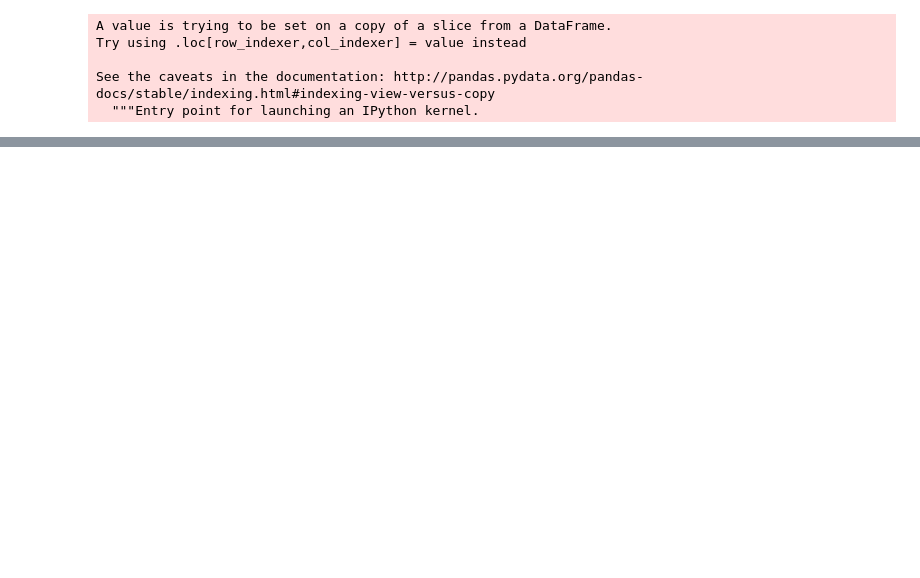
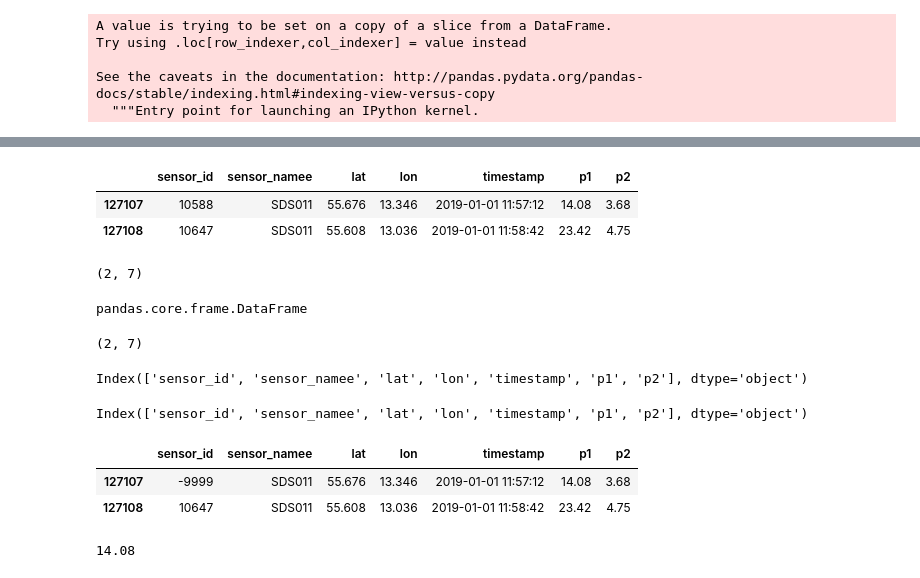
Before and after one commit to miskaknapek/dustmin_to_csv__various_code, a Jupyter notebook: make_tabular_csv_data_from_luftdaten_data___TRY_5__using__PD_RESAMPLE__MINIMAL_EDITION__RETRY_02.ipynb, the cells around one changed output, grey strips where cells are left out. Saved outputs shown, nothing was run; the diff lists cells and outputs as text; code cells hidden in the pictures; blank space fills up the shorter version.

```diff
--- a/make_tabular_csv_data_from_luftdaten_data___TRY_5__using__PD_RESAMPLE__MINIMAL_EDITION__RETRY_02.ipynb
+++ b/make_tabular_csv_data_from_luftdaten_data___TRY_5__using__PD_RESAMPLE__MINIMAL_EDITION__RETRY_02.ipynb
@@ -496,0 +580,3 @@ in_data_slice
+# %%
+in_data_end02 = in_data[-10:]
+in_data_end02
@@ -496,0 +600,27 @@ in_data_slice
+# %%
+new_last_data_row = pd.DataFrame( in_data_end02[-2:] )
+new_last_data_row
+# %% [output]
+|  | sensor_id | sensor_namee | lat | lon | timestamp | p1 | p2 |
+| 127107 | 10588 | SDS011 | 55.676 | 13.346 | 2019-01-01 11:57:12 | 14.08 | 3.68 |
+| 127108 | 10647 | SDS011 | 55.608 | 13.036 | 2019-01-01 11:58:42 | 23.42 | 4.75 |
+# %%
+new_last_data_row.shape
+# %% [output]
+(2, 7)
+# %%
+type( new_last_data_row )
+# %% [output]
+pandas.core.frame.DataFrame
+# %%
+new_last_data_row.shape
+# %% [output]
+(2, 7)
+# %%
+new_last_data_row.columns
+# %% [output]
+Index(['sensor_id', 'sensor_namee', 'lat', 'lon', 'timestamp', 'p1', 'p2'], dtype='object')
+# %%
+new_last_data_row.iloc[0].index
+# %% [output]
+Index(['sensor_id', 'sensor_namee', 'lat', 'lon', 'timestamp', 'p1', 'p2'], dtype='object')
@@ -496,0 +629,12 @@ in_data_slice
+# %%
+new_last_data_row
+# %% [output]
+|  | sensor_id | sensor_namee | lat | lon | timestamp | p1 | p2 |
+| 127107 | -9999 | SDS011 | 55.676 | 13.346 | 2019-01-01 11:57:12 | 14.08 | 3.68 |
+| 127108 | 10647 | SDS011 | 55.608 | 13.036 | 2019-01-01 11:58:42 | 23.42 | 4.75 |
+# %%
+# NOTE : .at needs to use the index of the DF, now th row count…
+# ok, let's see if we can get .at working again…
+new_last_data_row.at[ 127107, 'p1' ]
+# %% [output]
+14.08
```
Also changed, not shown: parts of 36 cells of this notebook, 1 other file.
